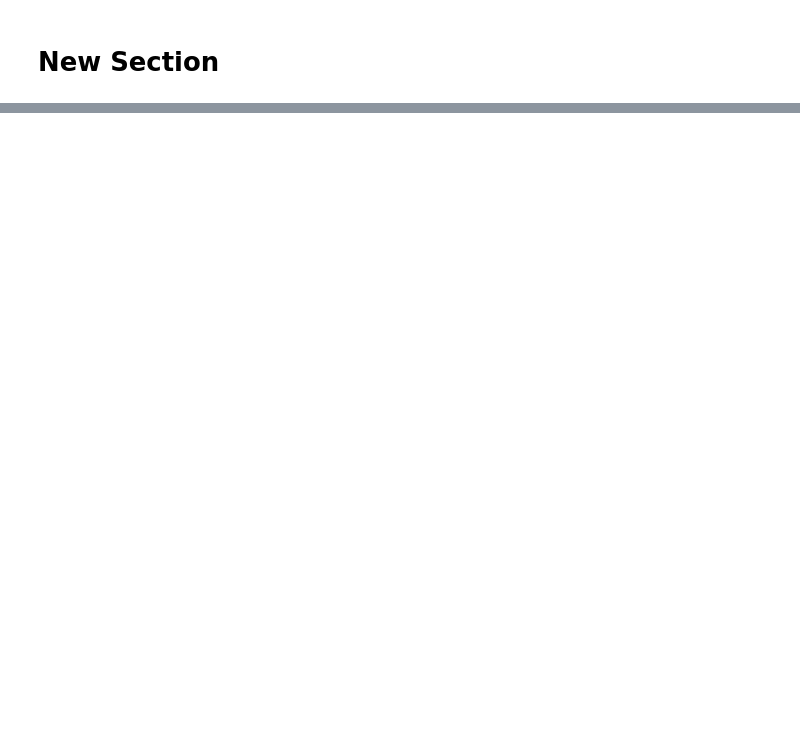
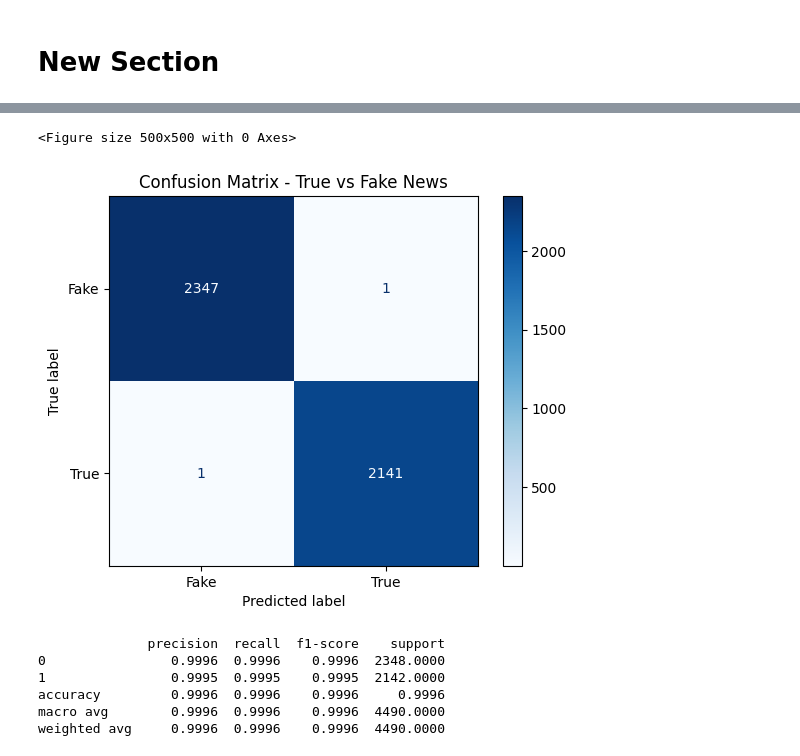
Before and after one commit to AnjanaGunarathna/DL_News_Detection, a Jupyter notebook: Fakenews.ipynb, the cells around one changed output, grey strips where cells are left out. Drawn from its saved outputs; the diff is of its cells as text; code cells hidden in the pictures; blank space fills up the shorter version.

Commit message:
finalized

```diff
--- a/Fakenews.ipynb
+++ b/Fakenews.ipynb
@@ -192,0 +236,14 @@ Cleaned ✅ 40, Failed ❌ 0
+# %%
+# =========================
+# 9. Evaluate on Test Set (Final, unbiased)
+# =========================
+
+test_loss, test_acc = model.evaluate(test_dataset)
+print(f"Final Test Loss: {test_loss:.4f}")
+print(f"Final Test Accuracy: {test_acc*100:.2f}%")
+
+# get predictions
+predictions = model.predict(test_dataset)
+predicted_labels = tf.argmax(predictions.logits, axis=1).numpy()
+
+print(classification_report(y_test, predicted_labels, digits=4))
@@ -192,0 +300,42 @@ Cleaned ✅ 40, Failed ❌ 0
+# %%
+from sklearn.metrics import confusion_matrix, ConfusionMatrixDisplay
+
+# y_test = true labels
+# predicted_labels = model predictions (already computed earlier)
+
+cm = confusion_matrix(y_test, predicted_labels)
+disp = ConfusionMatrixDisplay(confusion_matrix=cm, display_labels=['Fake', 'True'])
+
+plt.figure(figsize=(5,5))
+disp.plot(cmap='Blues', values_format='d')
+plt.title("Confusion Matrix - True vs Fake News")
+plt.show()
+# %% [output]
+<Figure size 500x500 with 0 Axes>
+[figure, added]
+# %%
+from sklearn.metrics import classification_report
+import pandas as pd
+
+# y_test  → true labels
+# predicted_labels → model predictions (e.g., tf.argmax(predictions.logits, axis=1).numpy())
+
+# Get detailed metrics as a dict
+report = classification_report(y_test, predicted_labels, output_dict=True)
+
+# Convert to a DataFrame
+df_report = pd.DataFrame(report).transpose()
+
+# Round and format neatly
+df_report = df_report.round(4)
+print(df_report)
+
+# (Optional) Save to CSV or display nicely
+df_report.to_csv("classification_report.csv", index=True)
+# %% [output]
+              precision  recall  f1-score    support
+0                0.9996  0.9996    0.9996  2348.0000
+1                0.9995  0.9995    0.9995  2142.0000
+accuracy         0.9996  0.9996    0.9996     0.9996
+macro avg        0.9996  0.9996    0.9996  4490.0000
+weighted avg     0.9996  0.9996    0.9996  4490.0000
```
Also changed, not shown: parts of 25 cells of this notebook.
